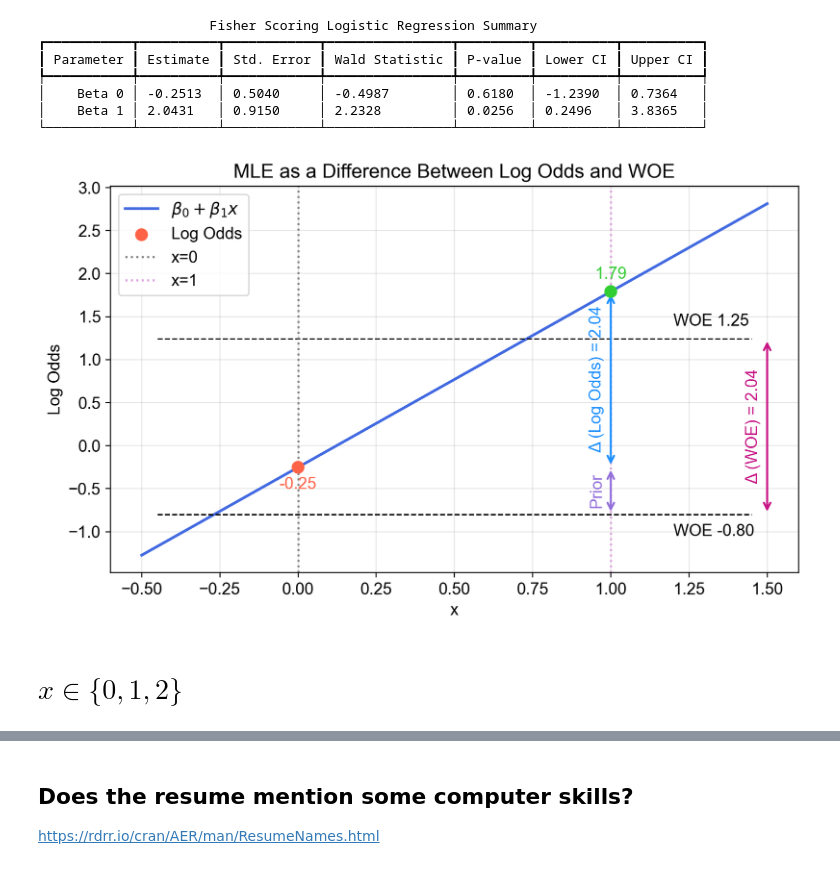
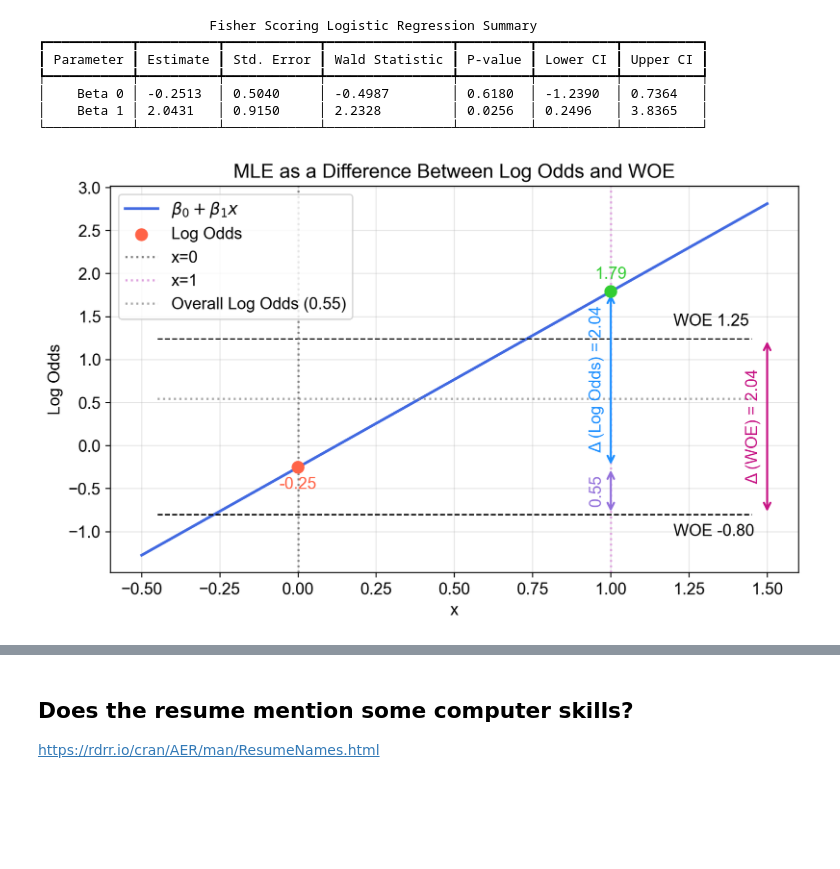
Before and after one commit to deburky/calibration, a Jupyter notebook: logistic-regression-inference/from_woe_to_logistic_regression.ipynb, the cells around one changed output, grey strips where cells are left out. Saved outputs shown, nothing was run; the diff lists cells and outputs as text; code cells hidden in the pictures; blank space fills up the shorter version.

```diff
--- a/logistic-regression-inference/from_woe_to_logistic_regression.ipynb
+++ b/logistic-regression-inference/from_woe_to_logistic_regression.ipynb
@@ -185,35 +185,42 @@ plt.text(
 )
 
 # Difference between log odds and WOE
 plt.annotate(
     "",
     xy=(1.0, (woe_0)),
     xytext=(1.0, (log_odds_0)),
     arrowprops=dict(arrowstyle="<->", color="mediumpurple", lw=1.5),
 )
 plt.text(
     0.93,
     (woe_0 + log_odds_0) / 2,
-    "Prior",
-    # f"{log_odds_0 - woe_0:.2f}",
+    f"{log_odds_0 - woe_0:.2f}",
     color="mediumpurple",
     rotation=90,
     va="center",
 )
 
 # Add vertical reference lines for x=0 and x=1
 plt.axvline(0, color="gray", linestyle=":", label="x=0")
 plt.axvline(1, color="plum", linestyle=":", label="x=1")
 
+plt.hlines(
+    [sample_log_odds],
+    xmin=-0.45,
+    xmax=1.45,
+    colors="gray",
+    linestyles="::",
+    alpha=0.7,
+    label=f"Overall Log Odds ({sample_log_odds:.2f})",
+)
+
 # Title and labels
 plt.title("MLE as a Difference Between Log Odds and WOE")
 plt.xlabel("x")
 plt.ylabel("Log Odds")
 plt.grid(alpha=0.3)
 plt.legend(loc="upper left", fontsize=12)
 plt.tight_layout()
 plt.show()
 # %% [output]
-[figure, old version]
+[figure, new version]
-# %% [markdown]
-# $x \in \{0, 1, 2\}$
```
Also changed, not shown: parts of 2 cells of this notebook.
